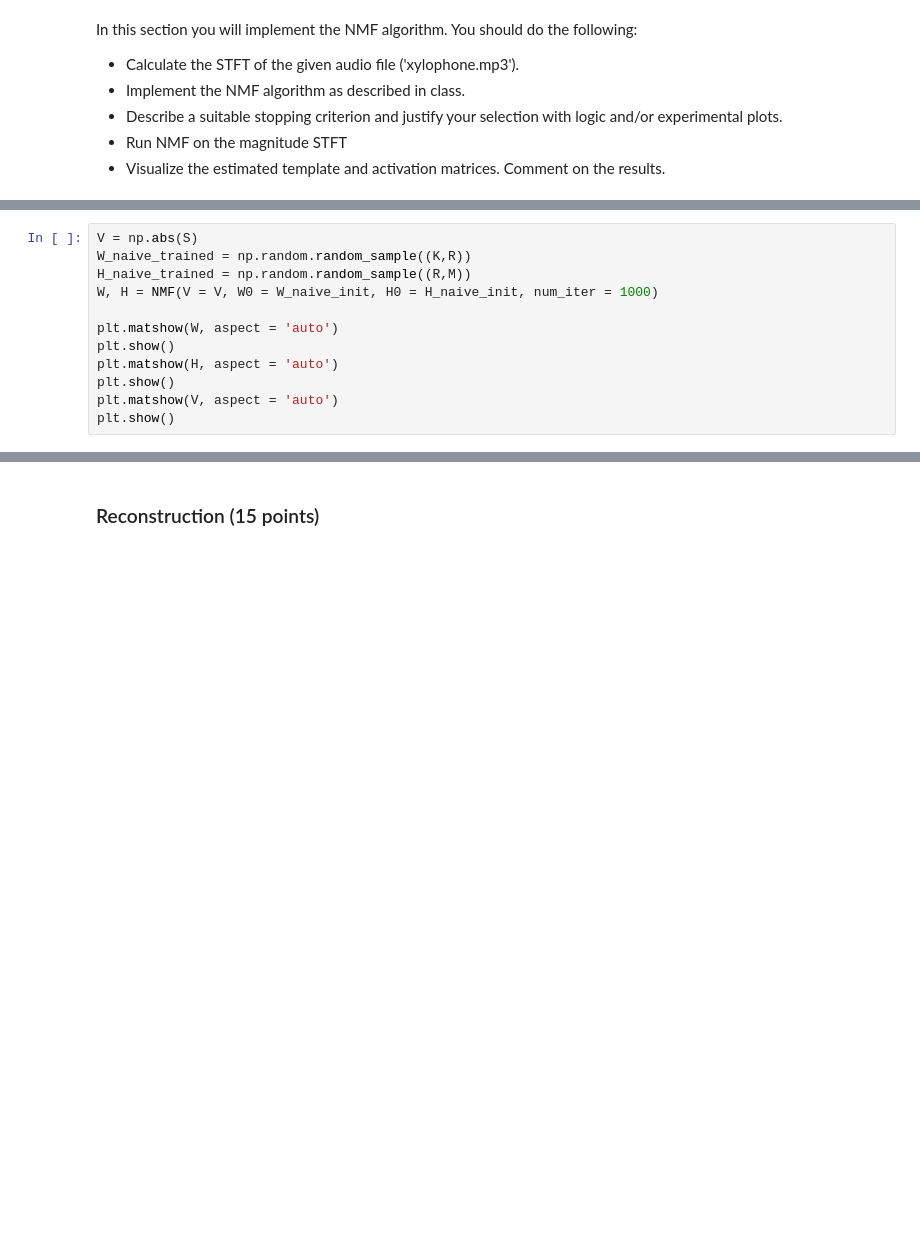
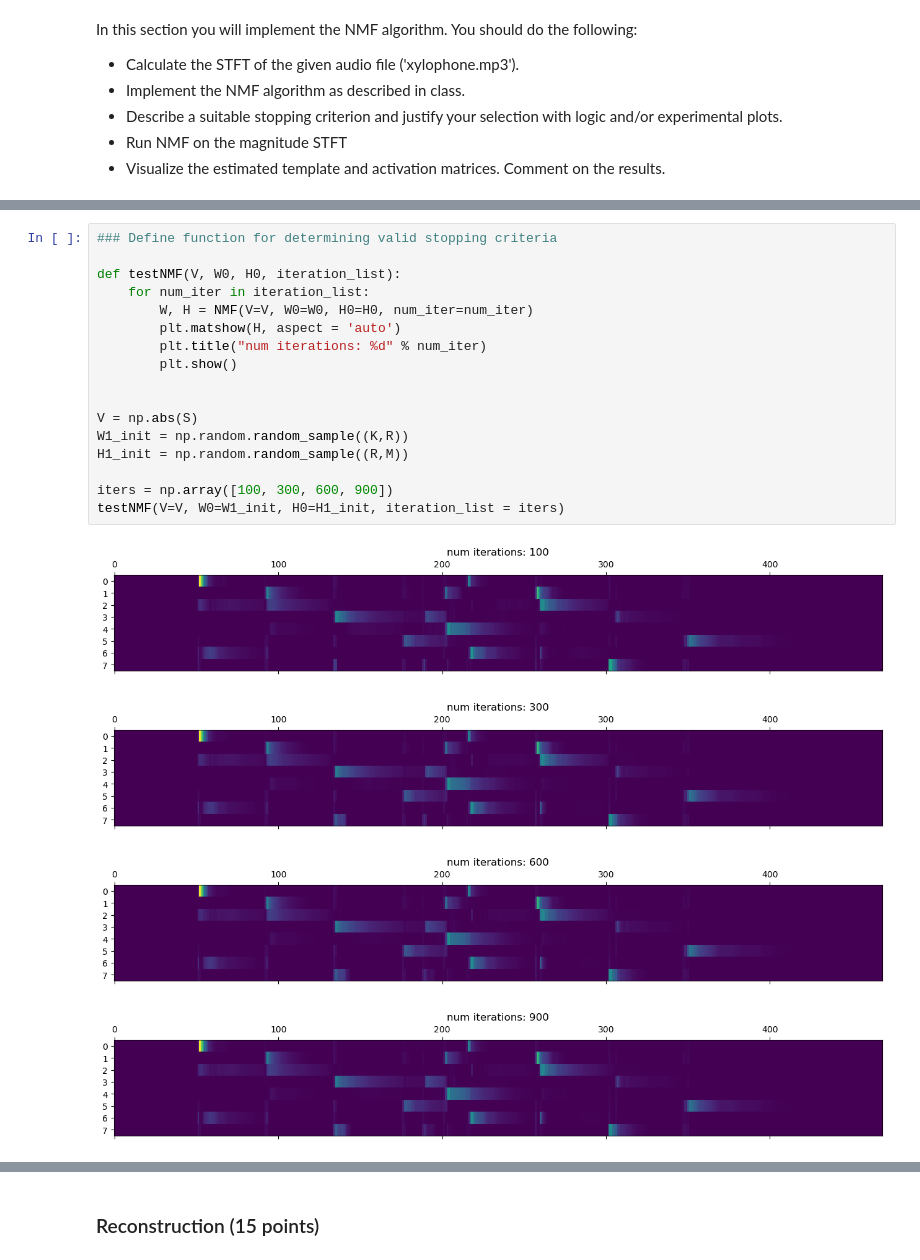
Before and after one commit to rafael-burger/E207-HW8, a Jupyter notebook: hw8.ipynb, the cells around one changed output, grey strips where cells are left out. Saved outputs shown, nothing was run; the diff lists cells and outputs as text; blank space fills up the shorter version.

```diff
--- a/hw8.ipynb
+++ b/hw8.ipynb
@@ -93,15 +70,3 @@ def NMF(V, W0, H0, num_iter):
         H_i = updateH(V = V, W = W_i, H = H_i)
         W_i = updateW(V, W = W_i, H = H_i)
     return (W_i, H_i)
-# %%
-V = np.abs(S)
-W_naive_trained = np.random.random_sample((K,R))
-H_naive_trained = np.random.random_sample((R,M))
-W, H = NMF(V = V, W0 = W_naive_init, H0 = H_naive_init, num_iter = 1000)
-
-plt.matshow(W, aspect = 'auto')
-plt.show()
-plt.matshow(H, aspect = 'auto')
-plt.show()
-plt.matshow(V, aspect = 'auto')
-plt.show()
@@ -111,0 +73,22 @@ plt.show()
+# %%
+### Define function for determining valid stopping criteria
+
+def testNMF(V, W0, H0, iteration_list):
+    for num_iter in iteration_list:
+        W, H = NMF(V=V, W0=W0, H0=H0, num_iter=num_iter)
+        plt.matshow(H, aspect = 'auto')
+        plt.title("num iterations: %d" % num_iter)
+        plt.show()
+
+
+V = np.abs(S)
+W1_init = np.random.random_sample((K,R))
+H1_init = np.random.random_sample((R,M))
+
+iters = np.array([100, 300, 600, 900])
+testNMF(V=V, W0=W1_init, H0=H1_init, iteration_list = iters)
+# %% [output]
+[figure, added]
+[figure, added]
+[figure, added]
+[figure, added]
```
Also changed, not shown: parts of 35 cells of this notebook, 14 other files.
